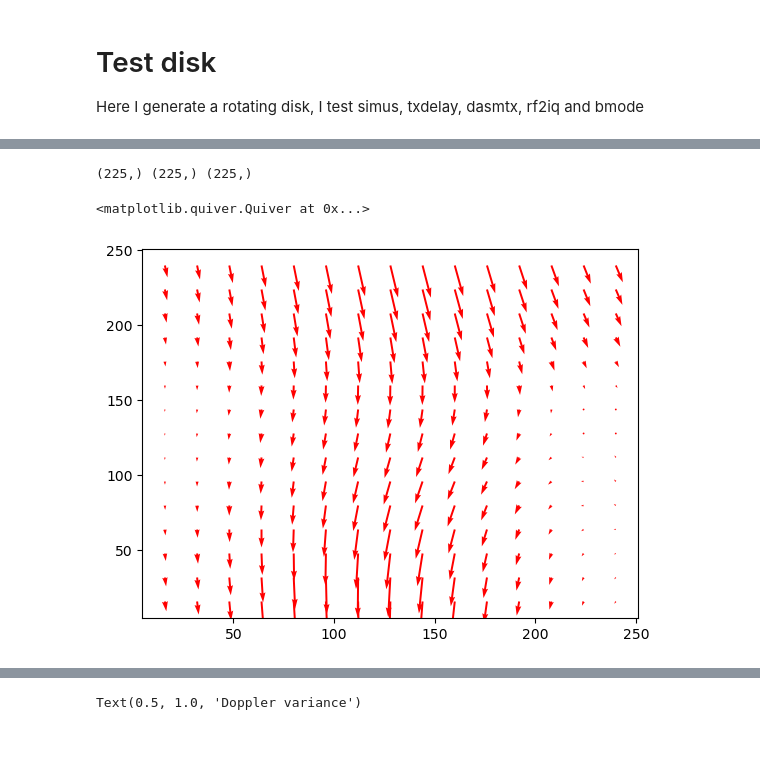
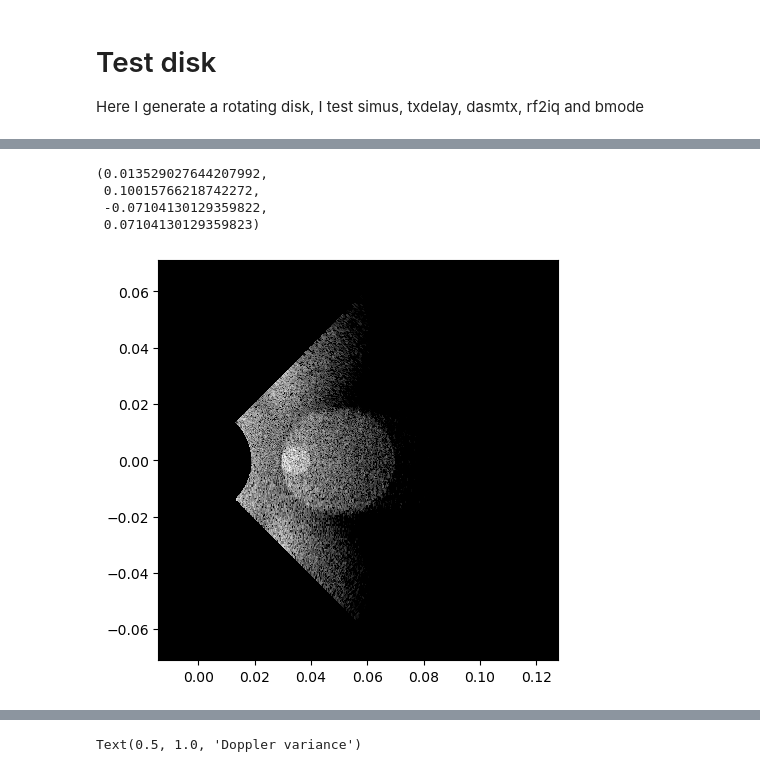
Before and after one commit to creatis-ULTIM/PyMUST, a Jupyter notebook: examples/rotatingDiskVelocitySynthetic.ipynb, the cells around one changed output, grey strips where cells are left out. Cells and saved outputs as stored; diff of their text form; code cells hidden in the pictures; blank space fills up the shorter version.

```diff
--- a/examples/rotatingDiskVelocitySynthetic.ipynb
+++ b/examples/rotatingDiskVelocitySynthetic.ipynb
@@ -94,15 +124,21 @@ plt.imshow(bmodes[:,:,0], cmap = 'gray')
+# %%
+b = pymust.bmode(IQb[:,:,0])
+fig = plt.figure(figsize=[5,5])
+ax = fig.add_axes([0.15,0.15,0.8,0.8])
+#fig.set_facecolor("black")
+ax.pcolormesh(z, x , b,edgecolors='face', cmap = 'gray')
+ax.set_facecolor('black')
+plt.axis('equal')
+#ec='face' to avoid annoying gridding in pdf
+# %% [output]
+(0.013529027644207992,
+ 0.10015766218742272,
+ -0.07104130129359822,
+ 0.07104130129359823)
+[figure, added]
 # %%
-import pymust.sptrack
-importlib.reload(pymust.sptrack)
 param.winsize = [[32, 32]]
-di, dj, i, j = pymust.sptrack.sptrack(bmodes, param)
+di, dj, i, j = pymust.sptrack(bmodes, param)
-# %% [output]
-(225,) (225,) (225,)
-# %%
-plt.quiver(i, j, di*1000, dj*1000, color = 'r', scale = 1, scale_units = 'xy')
-# %% [output]
-<matplotlib.quiver.Quiver at 0x...>
-[figure, removed]
 # %%
 P, _, _ = pymust.pfield(x,[], z,txdel, param.copy()); # Copy the param, since otherwise TXapodization will be changed.
 P_db = 20*np.log10(P/np.max(P))
```
Also changed, not shown: parts of 9 cells of this notebook, 30 other files.
